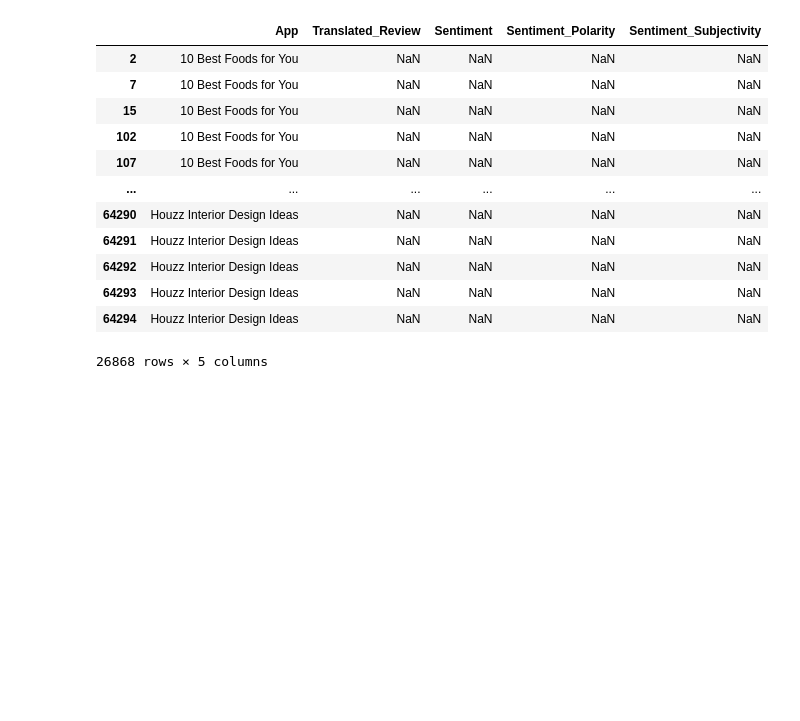
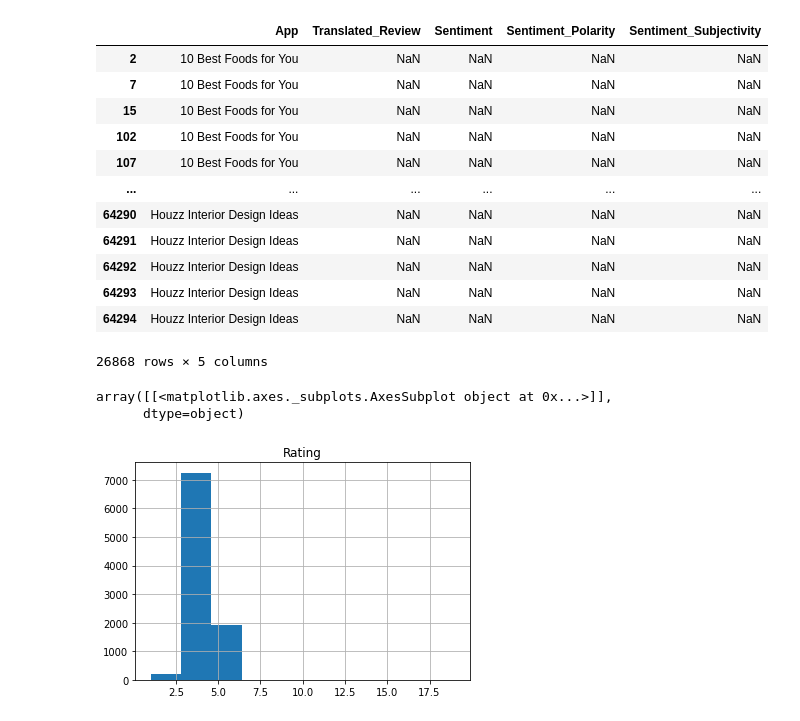
Before and after one commit to tanmaybohra/Play-Store-App-Review-Analysis, a Jupyter notebook: Playing_with_Play_Store_App_Review_Analysis_Capstone_Project.ipynb, the cells around one changed output. Saved outputs shown, nothing was run; the diff lists cells and outputs as text; code cells hidden in the pictures; blank space fills up the shorter version.

```diff
--- a/Playing_with_Play_Store_App_Review_Analysis_Capstone_Project.ipynb
+++ b/Playing_with_Play_Store_App_Review_Analysis_Capstone_Project.ipynb
@@ -463,3 +463,9 @@ user_reviews[user_reviews['Translated_Review'].isna()]
 | 64293 | Houzz Interior Design Ideas | NaN | NaN | NaN | NaN |
 | 64294 | Houzz Interior Design Ideas | NaN | NaN | NaN | NaN |
 26868 rows × 5 columns
+# %%
+play_store.hist()
+# %% [output]
+array([[<matplotlib.axes._subplots.AxesSubplot object at 0x...>]],
+      dtype=object)
+[figure, added]
```
Also changed, not shown: parts of 41 cells of this notebook.
